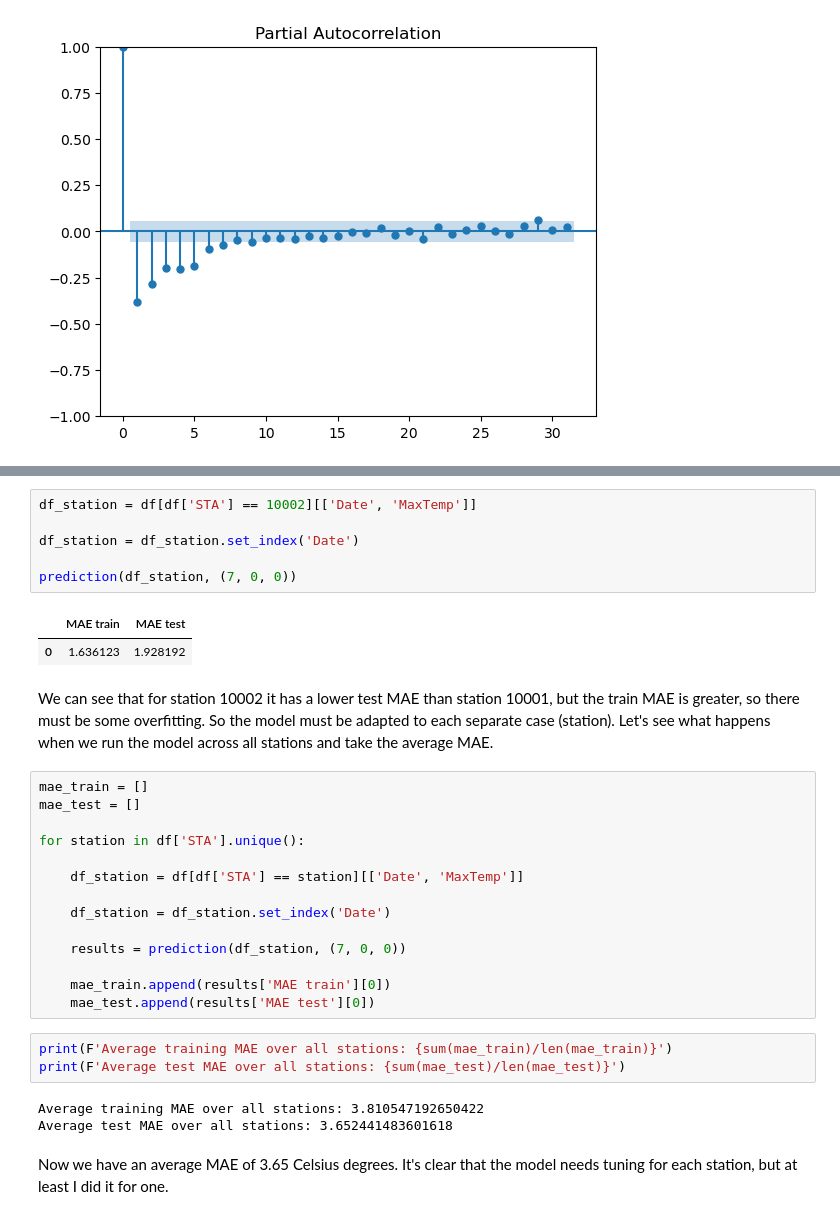
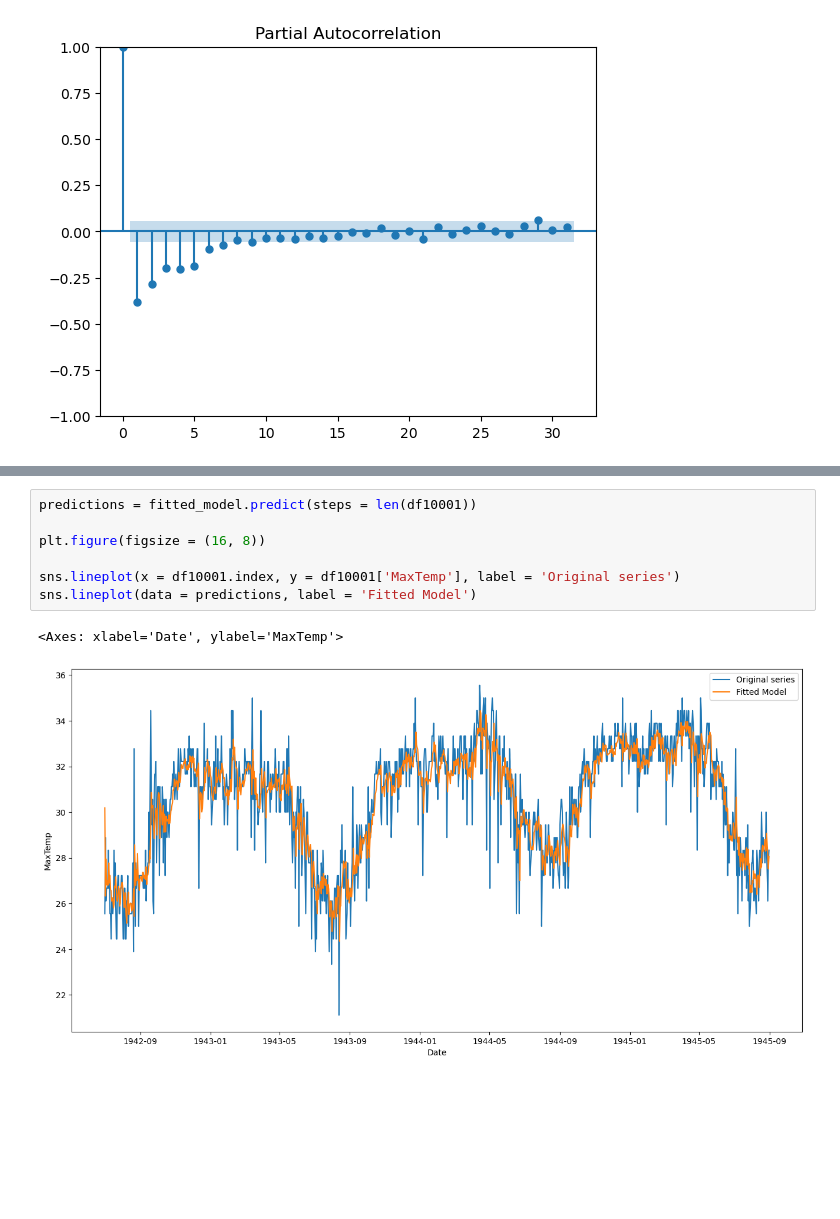
Before and after one commit to mvarela1992/Portafolio, a Jupyter notebook: 4-Weather Conditions (Time Series Prediction).ipynb, the cells around one changed output, grey strips where cells are left out. Cells and saved outputs as stored; diff of their text form; blank space fills up the shorter version.

```diff
--- a/4-Weather Conditions (Time Series Prediction).ipynb
+++ b/4-Weather Conditions (Time Series Prediction).ipynb
@@ -268,33 +281,10 @@ From the results above, the best one happens with an Auto Regressive model only,
-# %%
-df_station = df[df['STA'] == 10002][['Date', 'MaxTemp']]
-
-df_station = df_station.set_index('Date')
-
-prediction(df_station, (7, 0, 0))
-# %% [output]
-|  | MAE train | MAE test |
-| 0 | 1.636123 | 1.928192 |
-# %% [markdown]
-We can see that for station 10002 it has a lower test MAE than station 10001, but the train MAE is greater, so there must be some overfitting. So the model must be adapted to each separate case (station). Let's see what happens when we run the model across all stations and take the average MAE.
-# %%
-mae_train = []
-mae_test = []
-
-for station in df['STA'].unique():
-
-    df_station = df[df['STA'] == station][['Date', 'MaxTemp']]
-
-    df_station = df_station.set_index('Date')
-
-    results = prediction(df_station, (7, 0, 0))
-
-    mae_train.append(results['MAE train'][0])
-    mae_test.append(results['MAE test'][0])
-# %%
-print(F'Average training MAE over all stations: {sum(mae_train)/len(mae_train)}')
-print(F'Average test MAE over all stations: {sum(mae_test)/len(mae_test)}')
-# %% [output]
-Average training MAE over all stations: 3.810547192650422
-Average test MAE over all stations: 3.652441483601618
-# %% [markdown]
-Now we have an average MAE of 3.65 Celsius degrees. It's clear that the model needs tuning for each station, but at least I did it for one.
+# %%
+predictions = fitted_model.predict(steps = len(df10001))
+
+plt.figure(figsize = (16, 8))
+
+sns.lineplot(x = df10001.index, y = df10001['MaxTemp'], label = 'Original series')
+sns.lineplot(data = predictions, label = 'Fitted Model')
+# %% [output]
+<Axes: xlabel='Date', ylabel='MaxTemp'>
+[figure, added]
```
Also changed, not shown: parts of 35 cells of this notebook.
